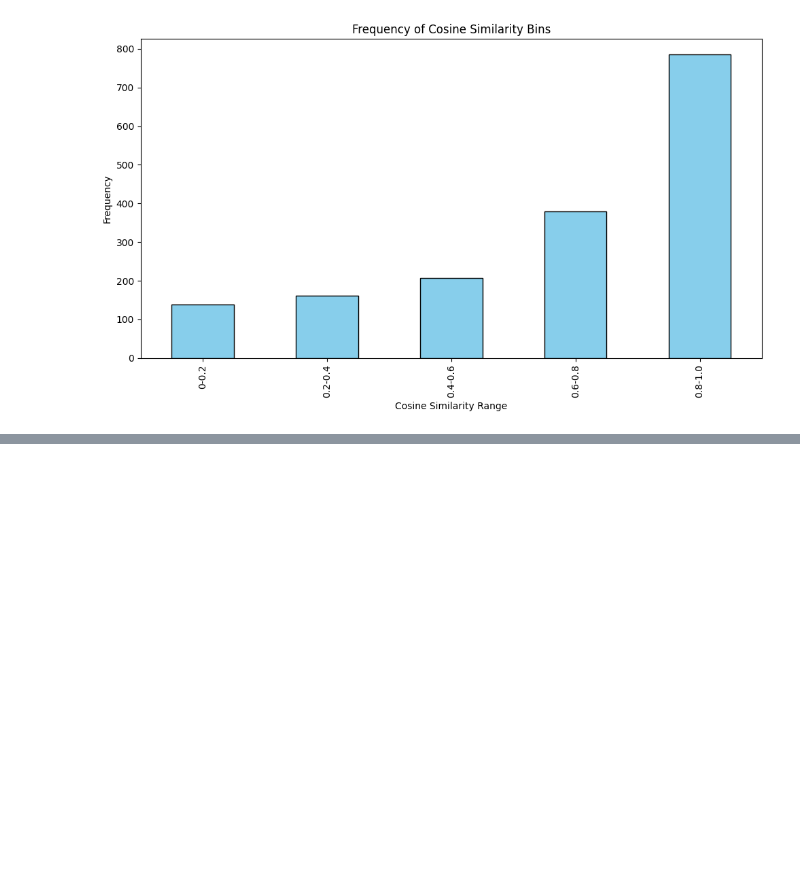
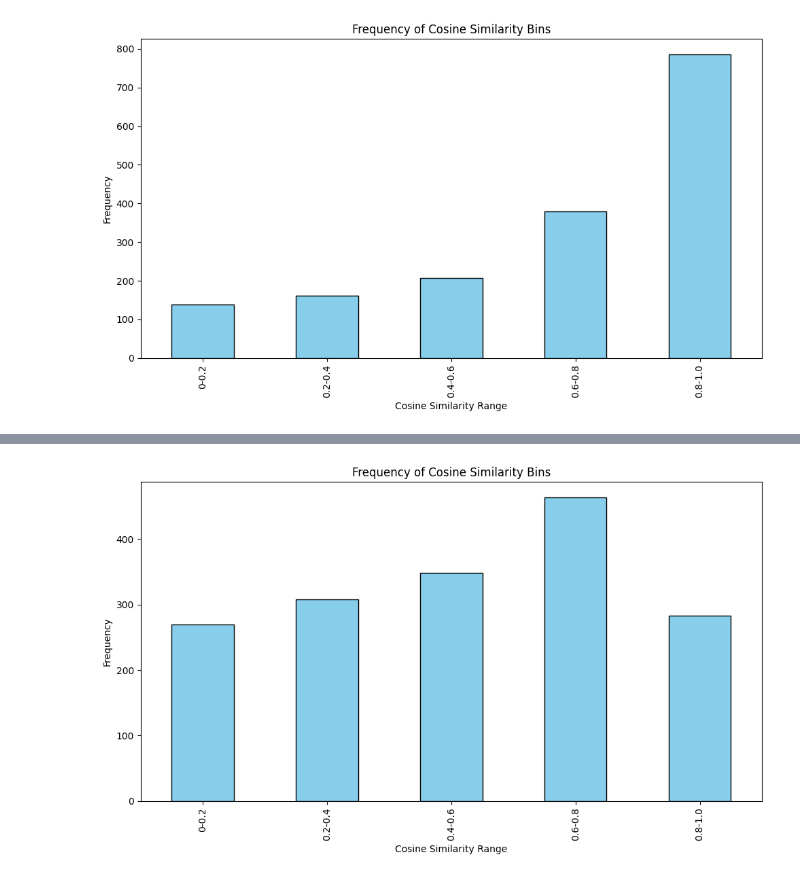
Before and after one commit to tyagiprnv/masterthesis, a Jupyter notebook: src/notebooks/experimentation.ipynb, the cells around one changed output, grey strips where cells are left out. Drawn from its saved outputs; the diff is of its cells as text; code cells hidden in the pictures; blank space fills up the shorter version.

```diff
--- a/src/notebooks/experimentation.ipynb
+++ b/src/notebooks/experimentation.ipynb
@@ -853,0 +882,18 @@ plt.show()
+# %%
+# Bucketing Scores
+bins = [0, 0.2, 0.4, 0.6, 0.8, 1.0]
+labels = ['0-0.2', '0.2-0.4', '0.4-0.6', '0.6-0.8', '0.8-1.0']
+df['similarity_bin'] = pd.cut(df['cosine_similarity_clip'], bins=bins, labels=labels)
+
+# Bar Chart for Binned Similarities
+bin_counts = df['similarity_bin'].value_counts().sort_index()
+
+plt.figure(figsize=(10, 6))
+bin_counts.plot(kind='bar', color='skyblue', edgecolor='black')
+plt.title('Frequency of Cosine Similarity Bins')
+plt.xlabel('Cosine Similarity Range')
+plt.ylabel('Frequency')
+plt.tight_layout()
+plt.show()
+# %% [output]
+[figure, added]
```
Also changed, not shown: parts of 49 cells of this notebook, 1 other file.
